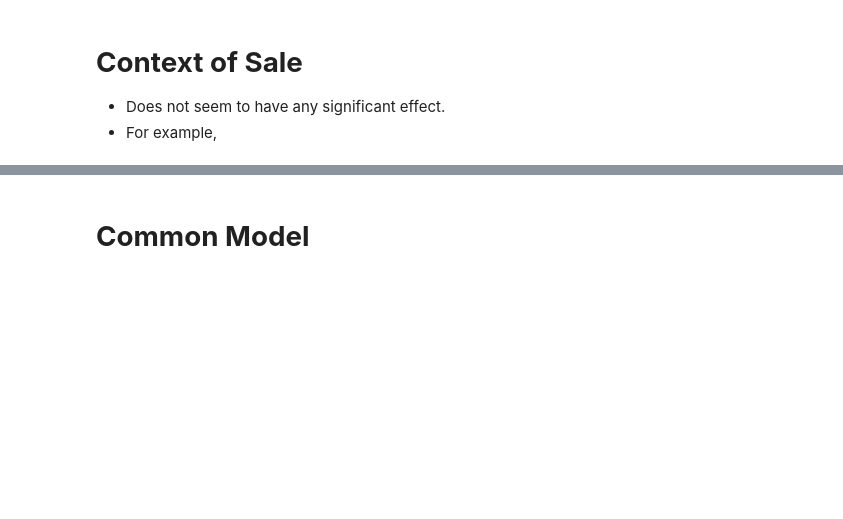
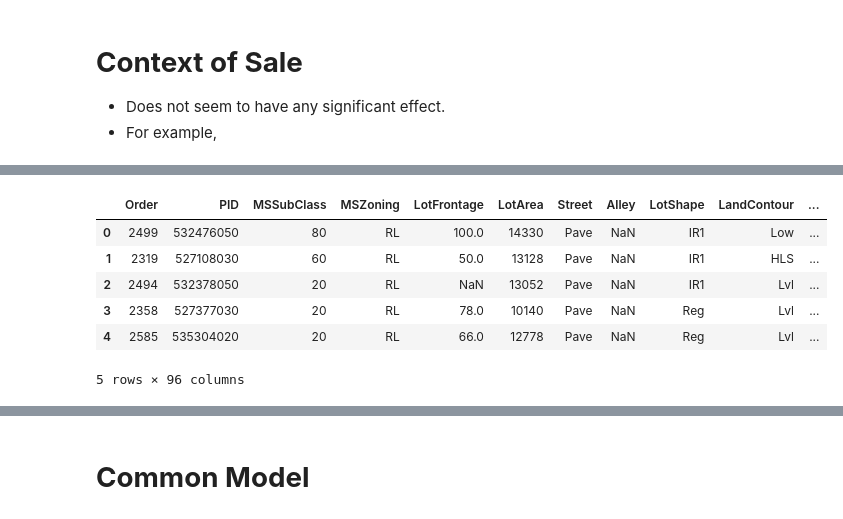
Before and after one commit to rawatpranjal/property-valuation, a Jupyter notebook: AmesHousing.ipynb, the cells around one changed output, grey strips where cells are left out. Drawn from its saved outputs; the diff is of its cells as text; code cells hidden in the pictures; blank space fills up the shorter version.

```diff
--- a/AmesHousing.ipynb
+++ b/AmesHousing.ipynb
@@ -323,0 +338,17 @@ Test R Square: 0.163
+# %%
+dm = df[['SalePrice', 'YrMoSold']].groupby('YrMoSold').count()
+dm = pd.concat([dm, dm.shift(1), dm.shift(2), dm.shift(3)], axis = 1)
+dm.columns = ['QtSold_T', 'QtSold_T-1', 'QtSold_T-2', 'QtSold_T-3']
+dm.reset_index(inplace = True)
+dm.fillna(0, inplace = True)
+df = pd.merge(df, dm, on = 'YrMoSold')
+# %%
+df.head()
+# %% [output]
+|  | Order | PID | MSSubClass | MSZoning | LotFrontage | LotArea | Street | Alley | LotShape | LandContour | ... |
+| 0 | 2499 | 532476050 | 80 | RL | 100.0 | 14330 | Pave | NaN | IR1 | Low | ... |
+| 1 | 2319 | 527108030 | 60 | RL | 50.0 | 13128 | Pave | NaN | IR1 | HLS | ... |
+| 2 | 2494 | 532378050 | 20 | RL | NaN | 13052 | Pave | NaN | IR1 | Lvl | ... |
+| 3 | 2358 | 527377030 | 20 | RL | 78.0 | 10140 | Pave | NaN | Reg | Lvl | ... |
+| 4 | 2585 | 535304020 | 20 | RL | 66.0 | 12778 | Pave | NaN | Reg | Lvl | ... |
+5 rows × 96 columns
```
Also changed, not shown: parts of 23 cells of this notebook, 18 other files.
